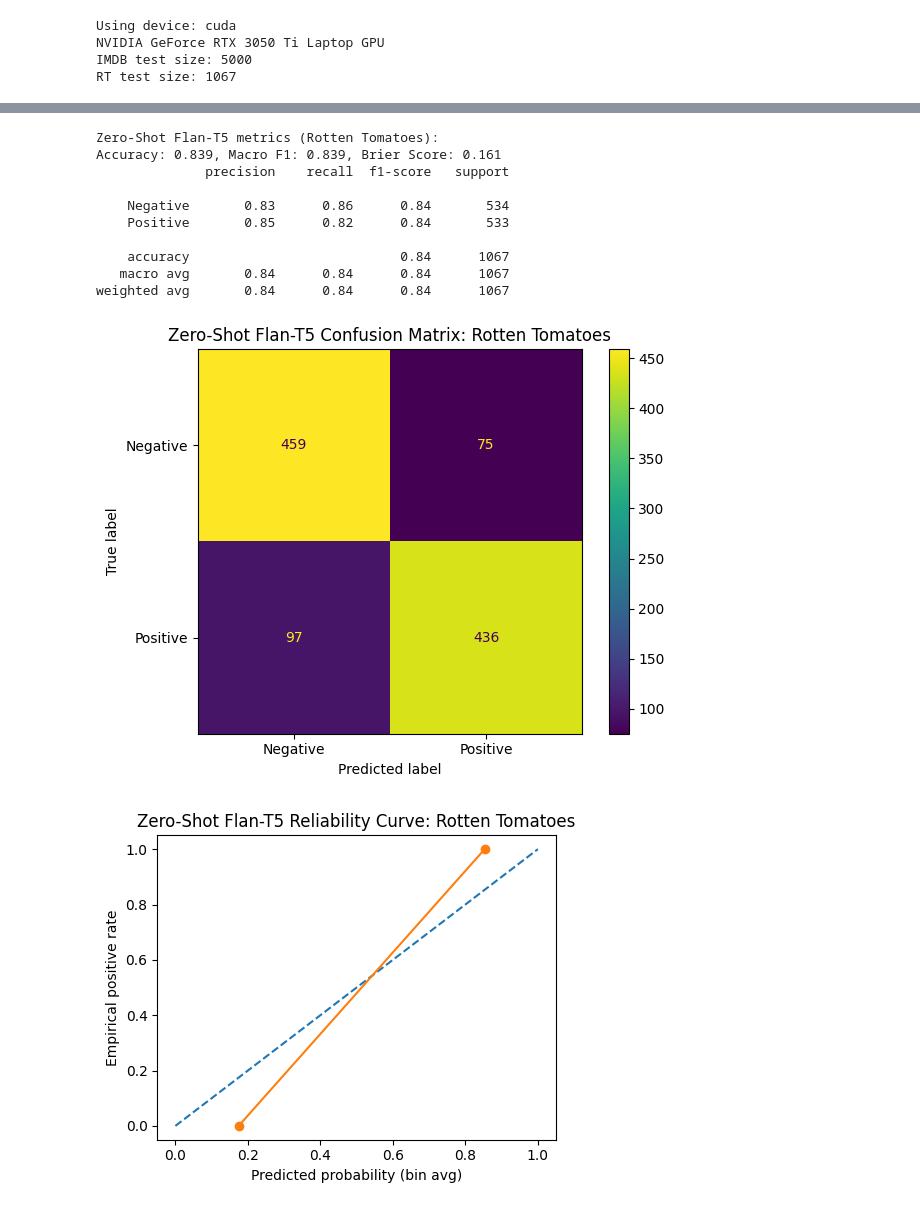
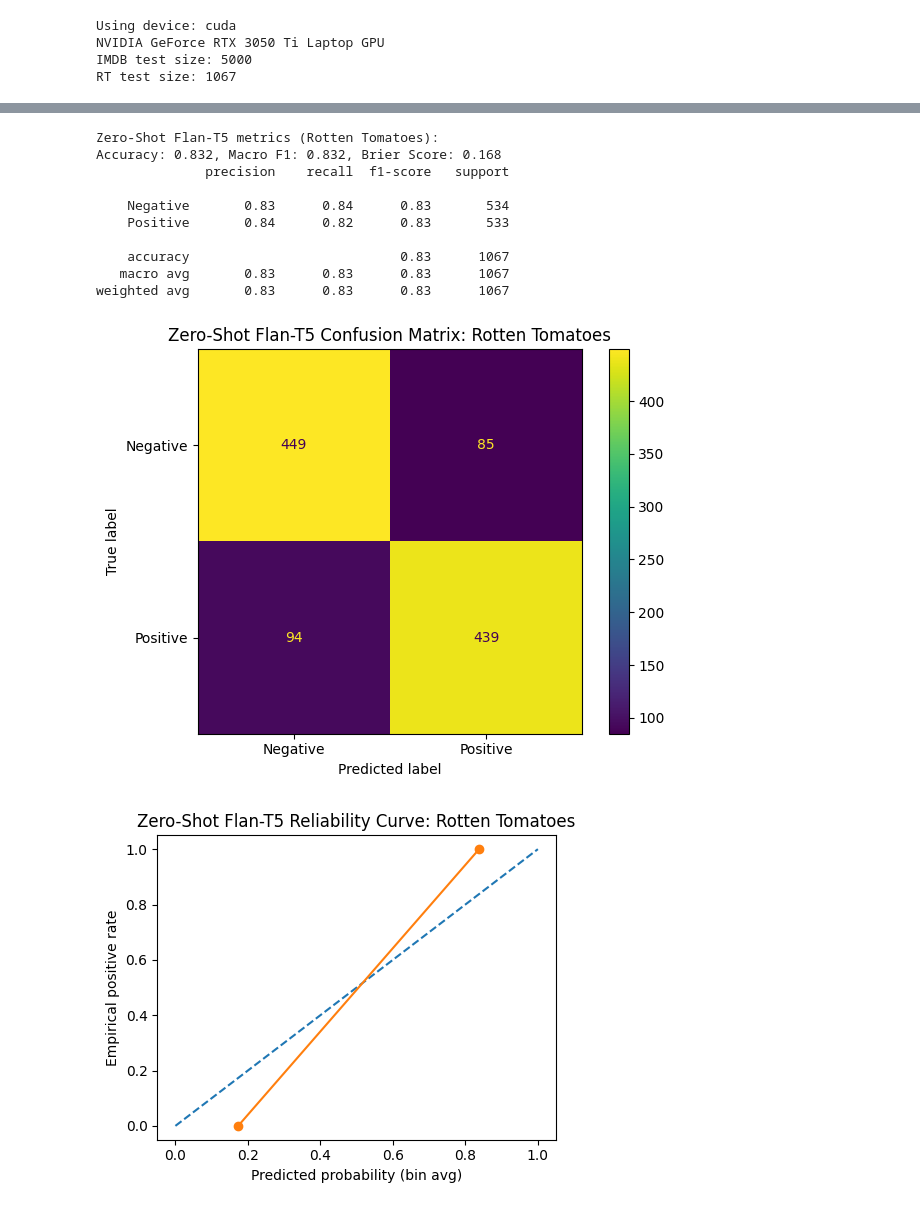
Before and after one commit to avrilmohh/dsa4213project, a Jupyter notebook: notebooks/3.0-prompting-report.ipynb, the cells around one changed output, grey strips where cells are left out. Saved outputs shown, nothing was run; the diff lists cells and outputs as text; code cells hidden in the pictures.

```diff
--- a/notebooks/3.0-prompting-report.ipynb
+++ b/notebooks/3.0-prompting-report.ipynb
@@ -153,49 +262,34 @@ Token indices sequence length is longer than the specified maximum sequence leng
 # %%
-label_map = {"Negative": 0, "Positive": 1}
-
-def normalize_labels(preds):
-    norm = []
-    for p in preds:
-        if p.lower() == "positive":
-            norm.append("Positive")
-        elif p.lower() == "negative":
-            norm.append("Negative")
-        else:
-            # fallback for weird outputs
-            norm.append("Negative")
-    return norm
-
 def evaluate_and_plot(true_labels, zs_preds, fs_preds, texts, dataset_name="Dataset"):
     """
-    true_labels: list of "Positive"/"Negative"
-    zs_preds/fs_preds: list of predicted labels
+    true_labels: list of integers 0 (Negative) / 1 (Positive)
+    zs_preds/fs_preds: list of integers 0/1
     texts: list of the actual review texts (for JSONL output)
     """
-    y_true = [label_map[l] for l in true_labels]
     results = []
 
     def compute_metrics(name, preds):
-        pred_bin = [label_map.get(l, 0) for l in preds]
-        prob_pos = [1.0 if l == "Positive" else 0.0 for l in preds]
+        pred_bin = preds
+        prob_pos = [float(p) for p in preds]  # 1.0 if Positive, 0.0 if Negative
 
-        acc = accuracy_score(y_true, pred_bin)
-        f1m = f1_score(y_true, pred_bin, average="macro")
-        brier = brier_score_loss(y_true, prob_pos)
+        acc = accuracy_score(true_labels, pred_bin)
+        f1m = f1_score(true_labels, pred_bin, average="macro")
+        brier = brier_score_loss(true_labels, prob_pos)
 
         print(f"\n{name} metrics ({dataset_name}):")
         print(f"Accuracy: {acc:.3f}, Macro F1: {f1m:.3f}, Brier Score: {brier:.3f}")
-        print(classification_report(true_labels, preds))
+        print(classification_report(true_labels, pred_bin, target_names=["Negative","Positive"]))
 
         # Save JSONL predictions (with actual review text)
         rows = [{"text": t, "label": int(y), "pred": int(h), "prob_pos": float(p)}
-                for t, y, h, p in zip(texts, y_true, pred_bin, prob_pos)]
+                for t, y, h, p in zip(texts, true_labels, pred_bin, prob_pos)]
         out_path = DIR_PREDS / f"{name.lower().replace('-','_')}_{dataset_name.lower()}_test.jsonl"
         with open(out_path, "w", encoding="utf-8") as f:
             for r in rows:
                 f.write(json.dumps(r, ensure_ascii=False) + "\n")
 
         # Confusion matrix
-        cm = confusion_matrix(y_true, pred_bin, labels=[0,1])
+        cm = confusion_matrix(true_labels, pred_bin, labels=[0,1])
         disp = ConfusionMatrixDisplay(cm, display_labels=["Negative","Positive"])
         disp.plot(values_format="d")
         plt.title(f"{name} Confusion Matrix: {dataset_name}")
@@ -203,7 +297,7 @@ def evaluate_and_plot(true_labels, zs_preds, fs_preds, texts, dataset_name="Data
         plt.tight_layout(); plt.savefig(cm_path, dpi=150); plt.show()
 
         # Reliability curve
-        fracs, means = calibration_curve(y_true, prob_pos, n_bins=10, strategy="quantile")
+        fracs, means = calibration_curve(true_labels, prob_pos, n_bins=10, strategy="quantile")
         plt.figure(figsize=(4.8,4))
         plt.plot([0,1],[0,1], linestyle="--")
         plt.plot(fracs, means, marker="o")
@@ -240,14 +334,13 @@ def evaluate_and_plot(true_labels, zs_preds, fs_preds, texts, dataset_name="Data
 
 
 
+
 # IMDB
-imdb_true_labels = ["Positive" if l == 1 else "Negative" for l in imdb_test["label"]]
+imdb_true_labels = imdb_test["label"].tolist()
 evaluate_and_plot(imdb_true_labels, imdb_zs_preds, imdb_fs_preds, texts=imdb_test["text"].tolist(), dataset_name="IMDB")
 
 # Rotten Tomatoes
-rt_zs_preds_norm = normalize_labels(rt_zs_preds)
-rt_fs_preds_norm = normalize_labels(rt_fs_preds)
-rt_true_labels = ["Positive" if l == 1 else "Negative" for l in rt_test["label"]]
-evaluate_and_plot(rt_true_labels, rt_zs_preds_norm, rt_fs_preds_norm, texts=rt_test["text"].tolist(), dataset_name="Rotten Tomatoes")
+rt_true_labels = rt_test["label"].tolist()
+evaluate_and_plot(rt_true_labels, rt_zs_preds, rt_fs_preds, texts=rt_test["text"].tolist(), dataset_name="Rotten Tomatoes")
 # %% [output]
 Zero-Shot Flan-T5 metrics (IMDB):
@@ -270,20 +363,20 @@ Accuracy: 0.921, Macro F1: 0.921, Brier Score: 0.079
     Positive       0.93      0.91      0.92      2500
 
     accuracy                           0.92      5000
    macro avg       0.92      0.92      0.92      5000
 weighted avg       0.92      0.92      0.92      5000
 [figure]
 [figure]
 Zero-Shot Flan-T5 metrics (Rotten Tomatoes):
-Accuracy: 0.839, Macro F1: 0.839, Brier Score: 0.161
+Accuracy: 0.832, Macro F1: 0.832, Brier Score: 0.168
               precision    recall  f1-score   support
 
-    Negative       0.83      0.86      0.84       534
-    Positive       0.85      0.82      0.84       533
+    Negative       0.83      0.84      0.83       534
+    Positive       0.84      0.82      0.83       533
 
-    accuracy                           0.84      1067
-   macro avg       0.84      0.84      0.84      1067
-weighted avg       0.84      0.84      0.84      1067
+    accuracy                           0.83      1067
+   macro avg       0.83      0.83      0.83      1067
+weighted avg       0.83      0.83      0.83      1067
-[figure, old version]
+[figure, new version]
-[figure, old version]
+[figure, new version]
 Few-Shot Flan-T5 metrics (Rotten Tomatoes):
```
Also changed, not shown: parts of 3 cells of this notebook, 14 other files.
